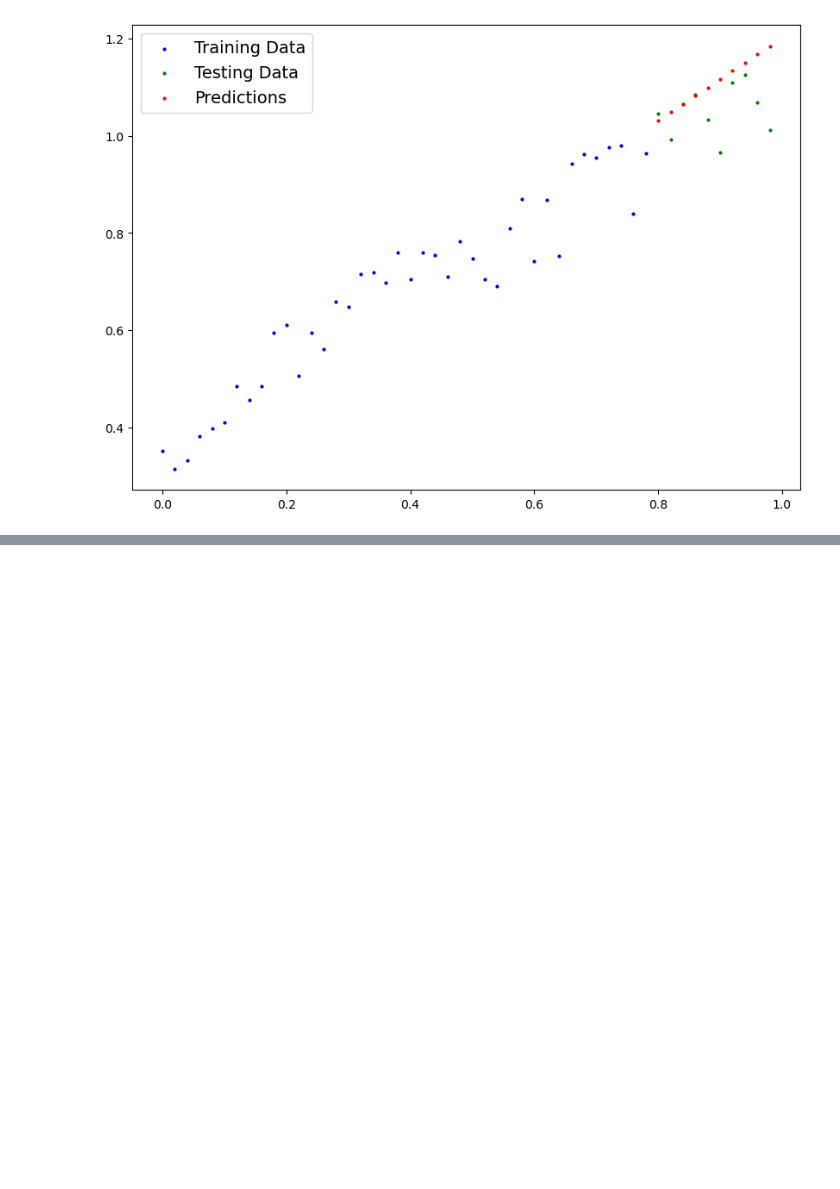
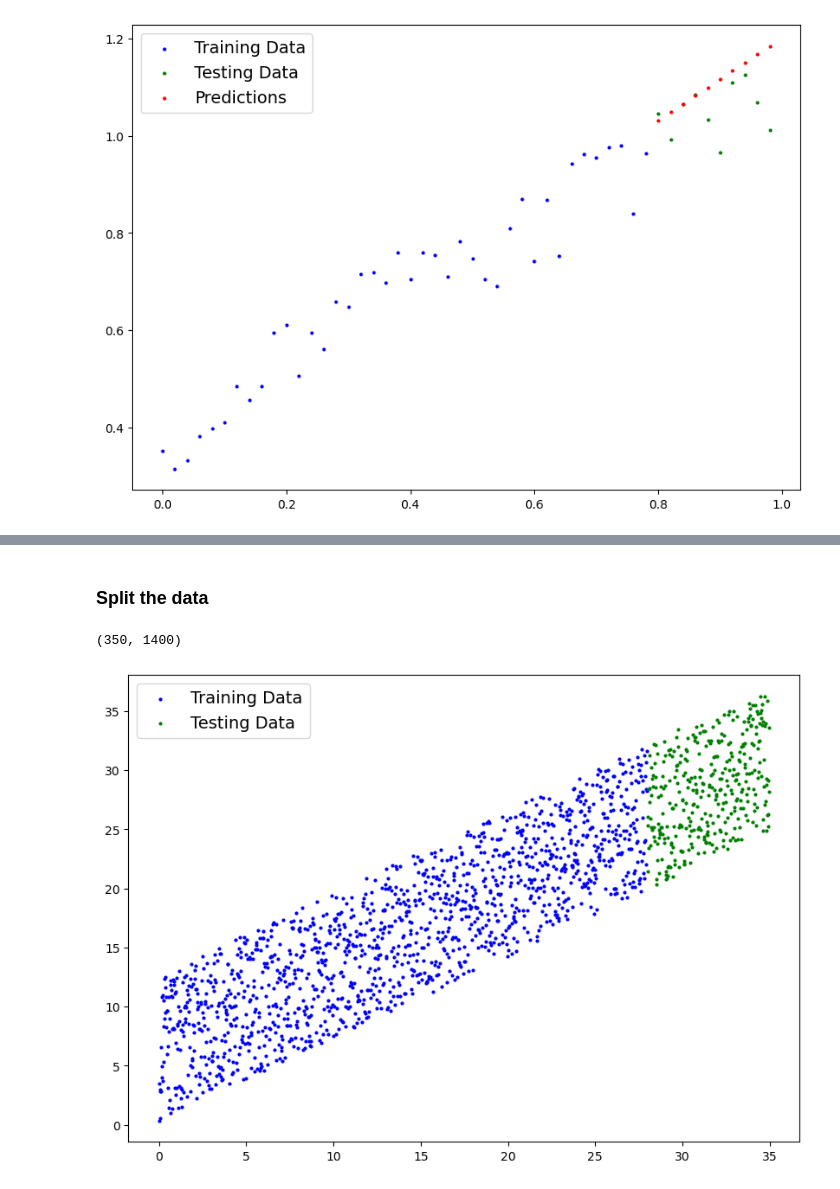
Before and after one commit to FilledVaccum/Learning-PyTorch, a Jupyter notebook: Zero to One/01_pytorch_workflow.ipynb, the cells around one changed output, grey strips where cells are left out. Drawn from its saved outputs; the diff is of its cells as text; code cells hidden in the pictures; blank space fills up the shorter version.

```diff
--- a/Zero to One/01_pytorch_workflow.ipynb
+++ b/Zero to One/01_pytorch_workflow.ipynb
@@ -112,7 +112,7 @@ def plot_predicitions(
 
     # Are Predictions
     if predictions is not None:
-        plt.scatter(test_data, predicitions, c='r', s=4, labels = "Predictions")
+        plt.scatter(test_data, predictions, c='r', s=4, label = "Predictions")
 
     plt.legend(prop={"size":14})
 # %%
@@ -496,0 +609,19 @@ plot_predicitions(predictions = y_preds_new)
+# %%
+# Create some data using linear regression with some noise
+
+weight = 0.7
+bias = 0.3
+
+# Create range values
+start = 0
+end = 35
+step = 0.02
+
+# Create Feature and Labels
+X = torch.arange(start, end, step).unsqueeze(dim=1)
+
+noise = torch.rand(X.shape)*12.3
+
+y = weight * X + bias + noise
+
+X[:10], y[:10]
@@ -496,0 +649,14 @@ plot_predicitions(predictions = y_preds_new)
+# %% [markdown]
+### Split the data
+# %%
+train_split = int(0.8 * len(X))
+X_train, y_train = X[:train_split], y[:train_split]
+X_test, y_test = X[train_split:], y[train_split:]
+len(X_test), len(X_train)
+# %% [output]
+(350, 1400)
+# %%
+### Plot the data
+plot_predicitions(X_train, y_train, X_test, y_test)
+# %% [output]
+[figure, added]
```
Also changed, not shown: parts of 41 cells of this notebook, 3 other files.
